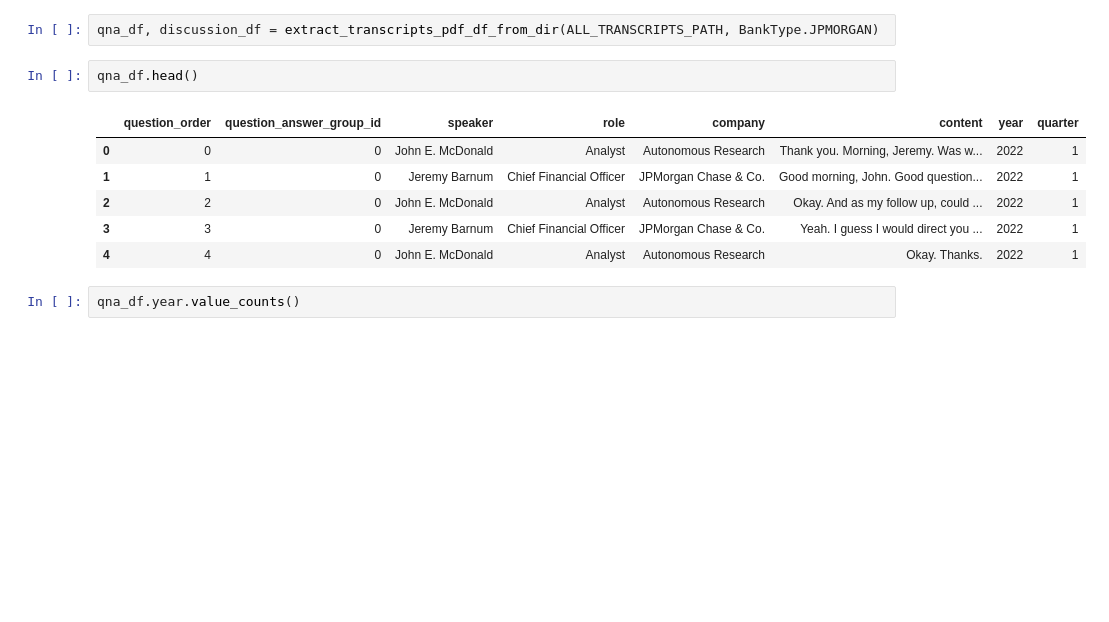
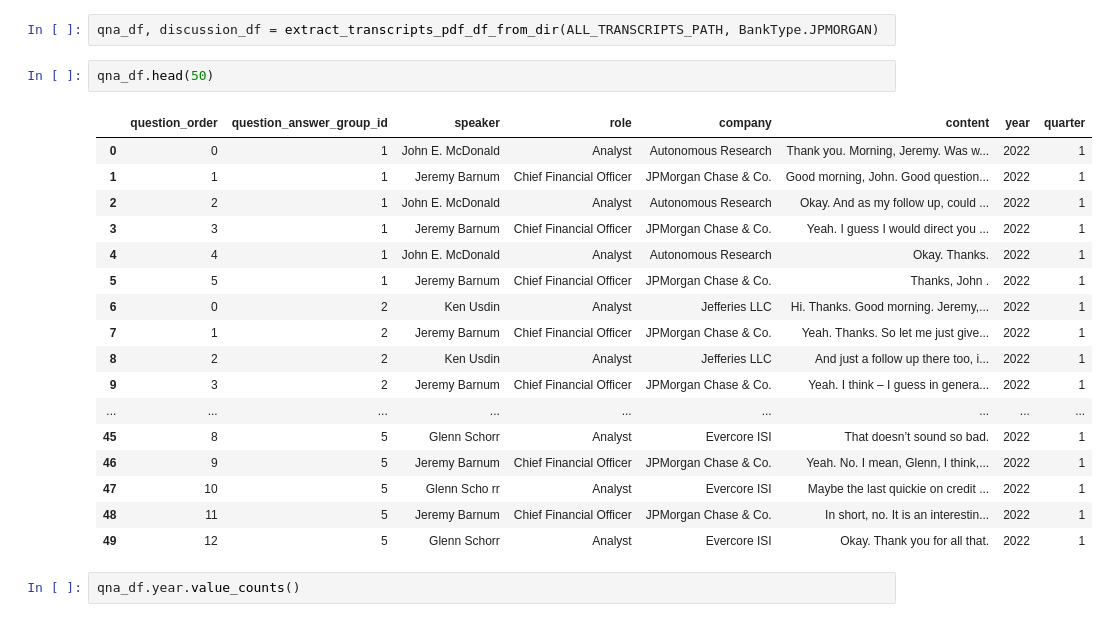
Before and after one commit to EErlando/Quarterly-Bytes, a Jupyter notebook: notebooks/1_data_extraction_and_processing/jp_morgan_transcript_extractor.ipynb, the cells around one changed output. Saved outputs shown, nothing was run; the diff lists cells and outputs as text; blank space fills up the shorter version.

Commit message:
fix: question grouping issue

```diff
--- a/notebooks/1_data_extraction_and_processing/jp_morgan_transcript_extractor.ipynb
+++ b/notebooks/1_data_extraction_and_processing/jp_morgan_transcript_extractor.ipynb
@@ -49,14 +49,25 @@ from src.utils.pdf_utils import extract_transcripts_pdf_df_from_dir, BankType
 # %%
 qna_df, discussion_df = extract_transcripts_pdf_df_from_dir(ALL_TRANSCRIPTS_PATH, BankType.JPMORGAN)
 # %%
-qna_df.head()
+qna_df.head(50)
 # %% [output]
 |  | question_order | question_answer_group_id | speaker | role | company | content | year | quarter |
-| 0 | 0 | 0 | John E. McDonald | Analyst | Autonomous Research | Thank you. Morning, Jeremy. Was w... | 2022 | 1 |
-| 1 | 1 | 0 | Jeremy Barnum | Chief Financial Officer | JPMorgan Chase & Co. | Good morning, John. Good question... | 2022 | 1 |
-| 2 | 2 | 0 | John E. McDonald | Analyst | Autonomous Research | Okay. And as my follow up, could ... | 2022 | 1 |
-| 3 | 3 | 0 | Jeremy Barnum | Chief Financial Officer | JPMorgan Chase & Co. | Yeah. I guess I would direct you ... | 2022 | 1 |
-| 4 | 4 | 0 | John E. McDonald | Analyst | Autonomous Research | Okay. Thanks. | 2022 | 1 |
+| 0 | 0 | 1 | John E. McDonald | Analyst | Autonomous Research | Thank you. Morning, Jeremy. Was w... | 2022 | 1 |
+| 1 | 1 | 1 | Jeremy Barnum | Chief Financial Officer | JPMorgan Chase & Co. | Good morning, John. Good question... | 2022 | 1 |
+| 2 | 2 | 1 | John E. McDonald | Analyst | Autonomous Research | Okay. And as my follow up, could ... | 2022 | 1 |
+| 3 | 3 | 1 | Jeremy Barnum | Chief Financial Officer | JPMorgan Chase & Co. | Yeah. I guess I would direct you ... | 2022 | 1 |
+| 4 | 4 | 1 | John E. McDonald | Analyst | Autonomous Research | Okay. Thanks. | 2022 | 1 |
+| 5 | 5 | 1 | Jeremy Barnum | Chief Financial Officer | JPMorgan Chase & Co. | Thanks, John . | 2022 | 1 |
+| 6 | 0 | 2 | Ken Usdin | Analyst | Jefferies LLC | Hi. Thanks. Good morning. Jeremy,... | 2022 | 1 |
+| 7 | 1 | 2 | Jeremy Barnum | Chief Financial Officer | JPMorgan Chase & Co. | Yeah. Thanks. So let me just give... | 2022 | 1 |
+| 8 | 2 | 2 | Ken Usdin | Analyst | Jefferies LLC | And just a follow up there too, i... | 2022 | 1 |
+| 9 | 3 | 2 | Jeremy Barnum | Chief Financial Officer | JPMorgan Chase & Co. | Yeah. I think – I guess in genera... | 2022 | 1 |
+| ... | ... | ... | ... | ... | ... | ... | ... | ... |
+| 45 | 8 | 5 | Glenn Schorr | Analyst | Evercore ISI | That doesn’t sound so bad. | 2022 | 1 |
+| 46 | 9 | 5 | Jeremy Barnum | Chief Financial Officer | JPMorgan Chase & Co. | Yeah. No. I mean, Glenn, I think,... | 2022 | 1 |
+| 47 | 10 | 5 | Glenn Scho rr | Analyst | Evercore ISI | Maybe the last quickie on credit ... | 2022 | 1 |
+| 48 | 11 | 5 | Jeremy Barnum | Chief Financial Officer | JPMorgan Chase & Co. | In short, no. It is an interestin... | 2022 | 1 |
+| 49 | 12 | 5 | Glenn Schorr | Analyst | Evercore ISI | Okay. Thank you for all that. | 2022 | 1 |
 # %%
 qna_df.year.value_counts()
 # %% [output]
```
Also changed, not shown: parts of 2 cells of this notebook, 5 other files.
